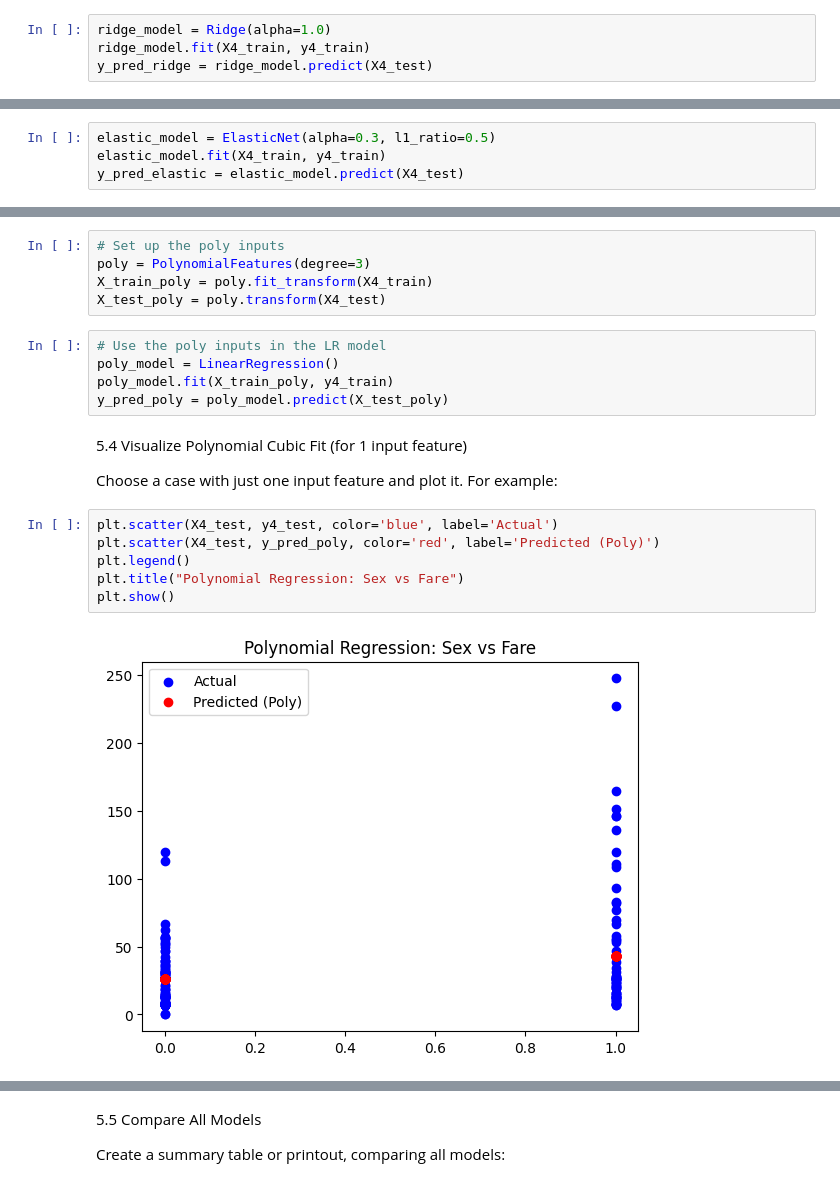
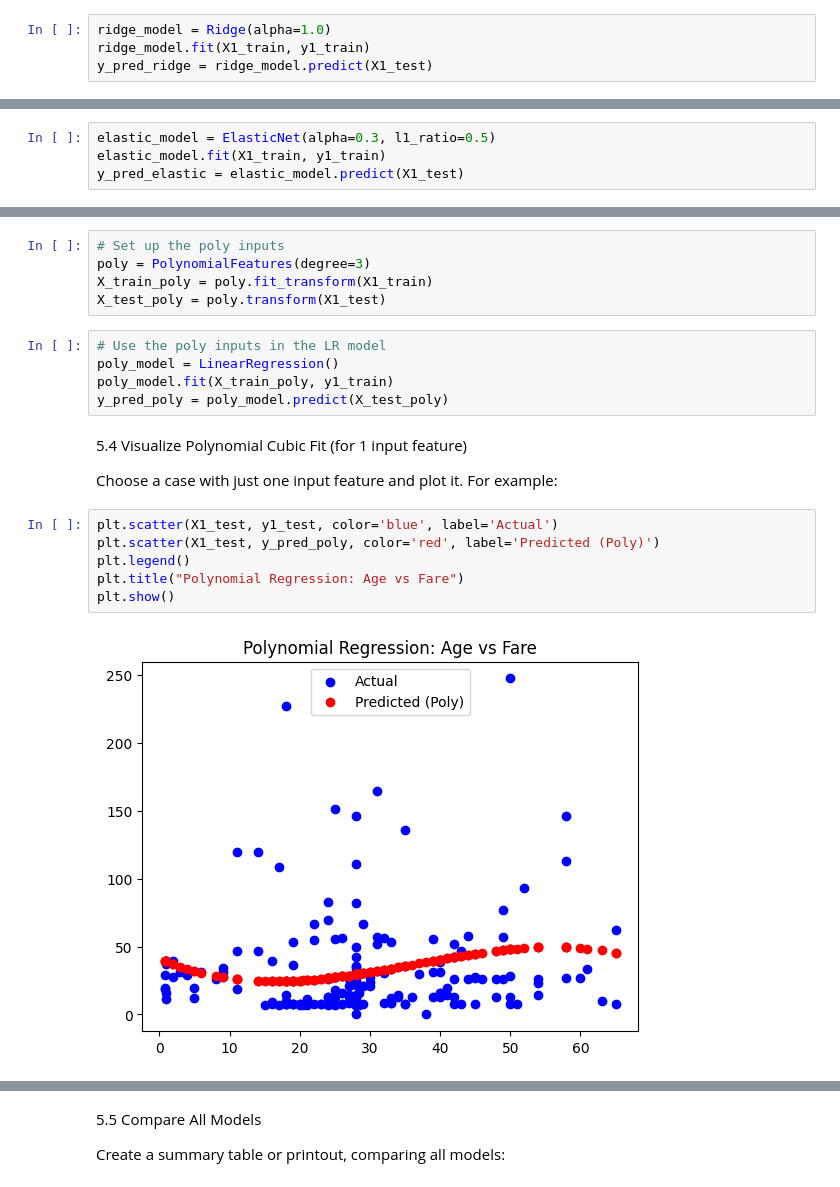
Before and after one commit to TKonkin/applied-ml-terry, a Jupyter notebook: lab04/ml04_terry.ipynb, the cells around one changed output, grey strips where cells are left out. Saved outputs shown, nothing was run; the diff lists cells and outputs as text.

```diff
--- a/lab04/ml04_terry.ipynb
+++ b/lab04/ml04_terry.ipynb
@@ -257,7 +257,7 @@ Ridge Regression is a regularized version of linear regression that adds a penal
 # %%
 ridge_model = Ridge(alpha=1.0)
-ridge_model.fit(X4_train, y4_train)
-y_pred_ridge = ridge_model.predict(X4_test)
+ridge_model.fit(X1_train, y1_train)
+y_pred_ridge = ridge_model.predict(X1_test)
 # %% [markdown]
 5.2 Elastic Net (L1 + L2 combined)
 
@@ -277,8 +277,8 @@ We control the balance with a parameter called l1_ratio:
 * Effect: Shrinks weights and can drop some features — flexible and powerful
 # %%
 elastic_model = ElasticNet(alpha=0.3, l1_ratio=0.5)
-elastic_model.fit(X4_train, y4_train)
-y_pred_elastic = elastic_model.predict(X4_test)
+elastic_model.fit(X1_train, y1_train)
+y_pred_elastic = elastic_model.predict(X1_test)
 # %% [markdown]
 5.3 Polynomial Regression
 
@@ -286,25 +286,25 @@ Linear regression is a simple two dimensional relationship - a simple straight l
 # %%
 # Set up the poly inputs
 poly = PolynomialFeatures(degree=3)
-X_train_poly = poly.fit_transform(X4_train)
-X_test_poly = poly.transform(X4_test)
+X_train_poly = poly.fit_transform(X1_train)
+X_test_poly = poly.transform(X1_test)
 # %%
 # Use the poly inputs in the LR model
 poly_model = LinearRegression()
-poly_model.fit(X_train_poly, y4_train)
+poly_model.fit(X_train_poly, y1_train)
 y_pred_poly = poly_model.predict(X_test_poly)
 # %% [markdown]
 5.4 Visualize Polynomial Cubic Fit (for 1 input feature)
 
 Choose a case with just one input feature and plot it.  For example:
 # %%
-plt.scatter(X4_test, y4_test, color='blue', label='Actual')
-plt.scatter(X4_test, y_pred_poly, color='red', label='Predicted (Poly)')
+plt.scatter(X1_test, y1_test, color='blue', label='Actual')
+plt.scatter(X1_test, y_pred_poly, color='red', label='Predicted (Poly)')
 plt.legend()
-plt.title("Polynomial Regression: Sex vs Fare")
+plt.title("Polynomial Regression: Age vs Fare")
 plt.show()
 # %% [output]
-[figure, old version]
+[figure, new version]
 # %% [markdown]
 5.4 Reflections:
 
```
Also changed, not shown: parts of 10 cells of this notebook.
